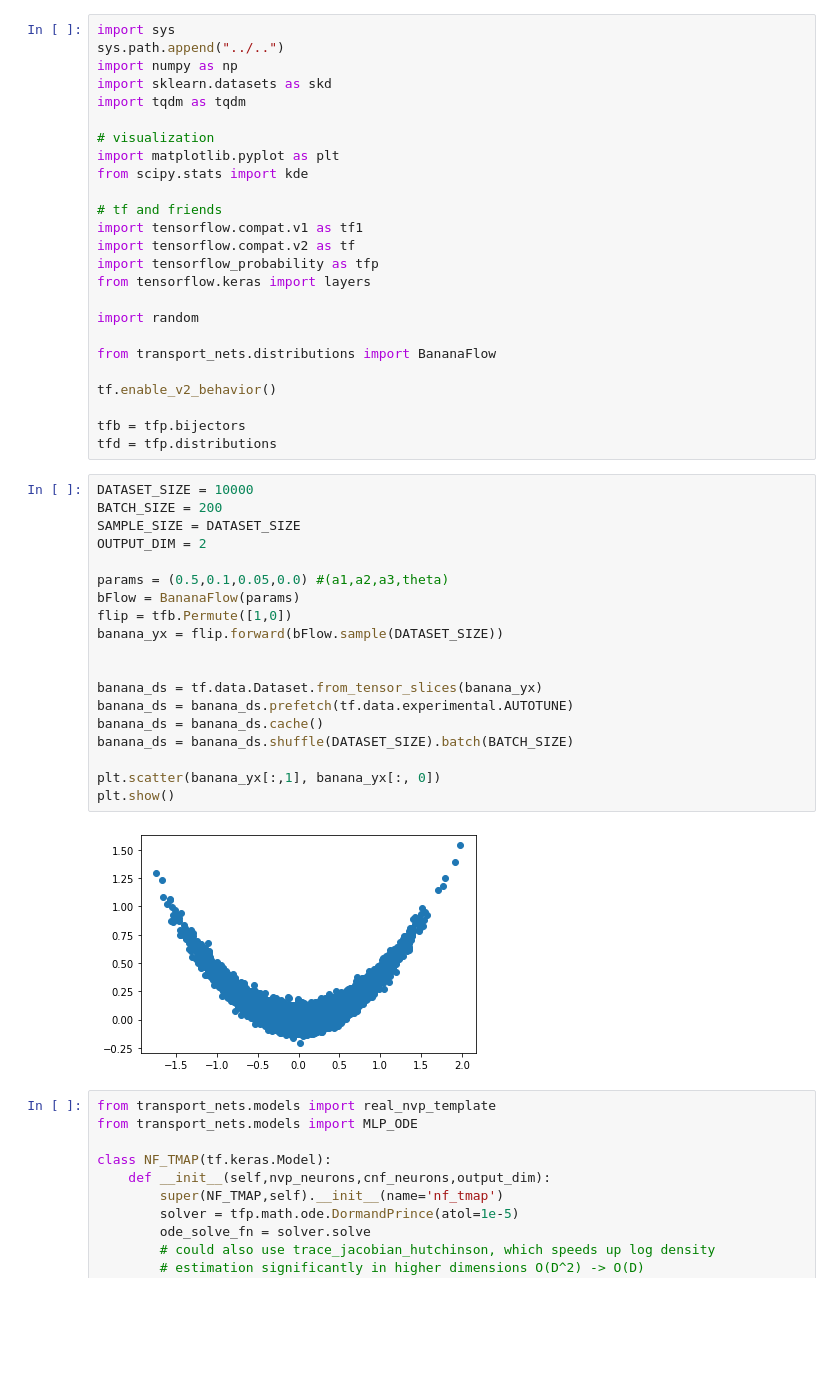
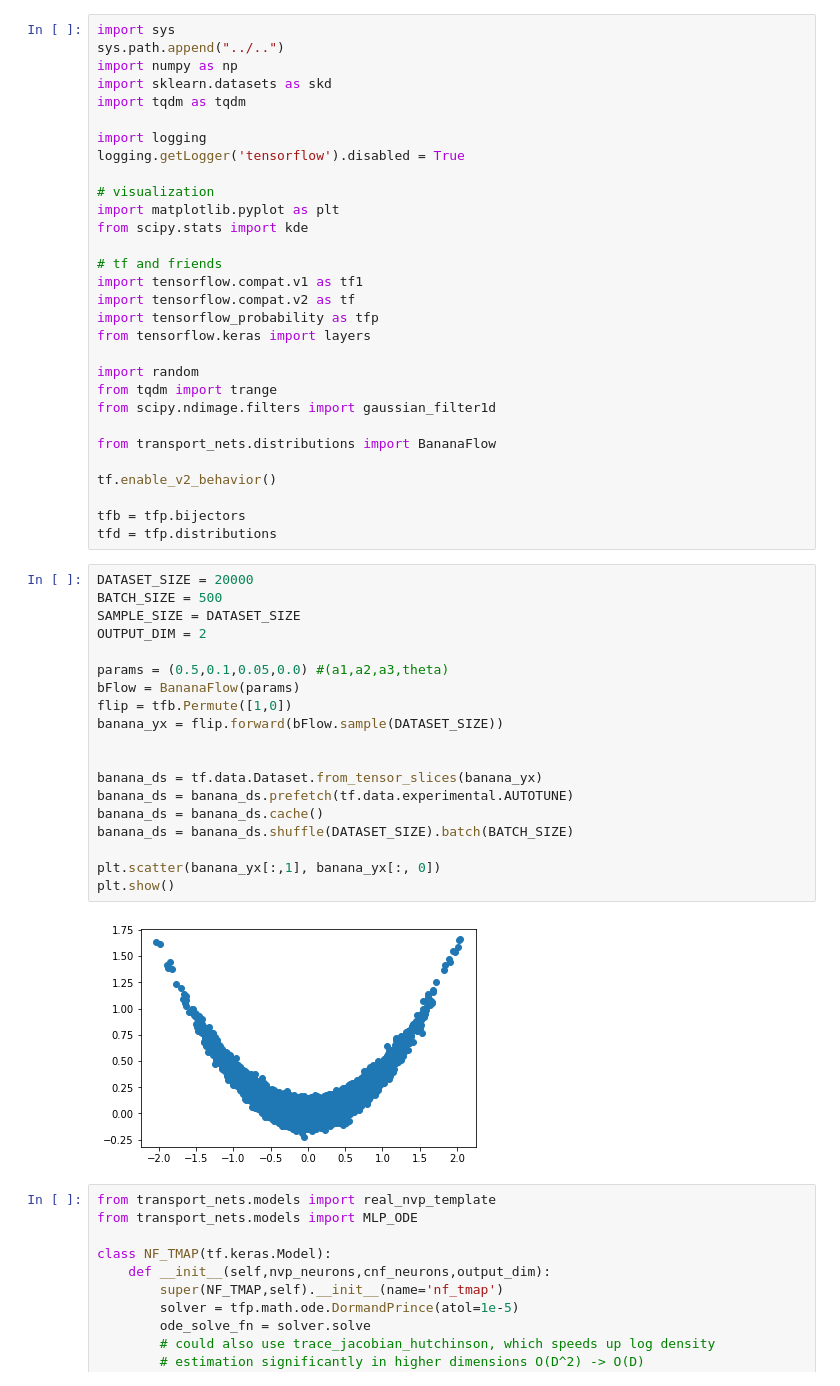
Before and after one commit to CaseyLeeDowdle/TransportNets, a Jupyter notebook: examples/banana/FFJORD-realNVP-Block-NF-Banana.ipynb, the cells around one changed output. Drawn from its saved outputs; the diff is of its cells as text; blank space fills up the shorter version.

```diff
--- a/examples/banana/FFJORD-realNVP-Block-NF-Banana.ipynb
+++ b/examples/banana/FFJORD-realNVP-Block-NF-Banana.ipynb
@@ -4,6 +4,9 @@ sys.path.append("../..")
 import numpy as np
 import sklearn.datasets as skd
 import tqdm as tqdm
+
+import logging
+logging.getLogger('tensorflow').disabled = True
 
 # visualization
 import matplotlib.pyplot as plt
@@ -16,6 +19,8 @@ import tensorflow_probability as tfp
 from tensorflow.keras import layers
 
 import random
+from tqdm import trange
+from scipy.ndimage.filters import gaussian_filter1d
 
 from transport_nets.distributions import BananaFlow
 
@@ -24,26 +29,26 @@ tf.enable_v2_behavior()
 tfb = tfp.bijectors
 tfd = tfp.distributions
 # %%
-DATASET_SIZE = 10000
-BATCH_SIZE = 200
+DATASET_SIZE = 20000
+BATCH_SIZE = 500
 SAMPLE_SIZE = DATASET_SIZE
 OUTPUT_DIM = 2
 
 params = (0.5,0.1,0.05,0.0) #(a1,a2,a3,theta)
 bFlow = BananaFlow(params)
 flip = tfb.Permute([1,0])
 banana_yx = flip.forward(bFlow.sample(DATASET_SIZE))
 
 
 banana_ds = tf.data.Dataset.from_tensor_slices(banana_yx)
 banana_ds = banana_ds.prefetch(tf.data.experimental.AUTOTUNE)
 banana_ds = banana_ds.cache()
 banana_ds = banana_ds.shuffle(DATASET_SIZE).batch(BATCH_SIZE)
 
 plt.scatter(banana_yx[:,1], banana_yx[:, 0])
 plt.show()
 # %% [output]
-[figure, old version]
+[figure, new version]
 # %%
 from transport_nets.models import real_nvp_template
 from transport_nets.models import MLP_ODE
```
Also changed, not shown: parts of 8 cells of this notebook, 3 other files.
